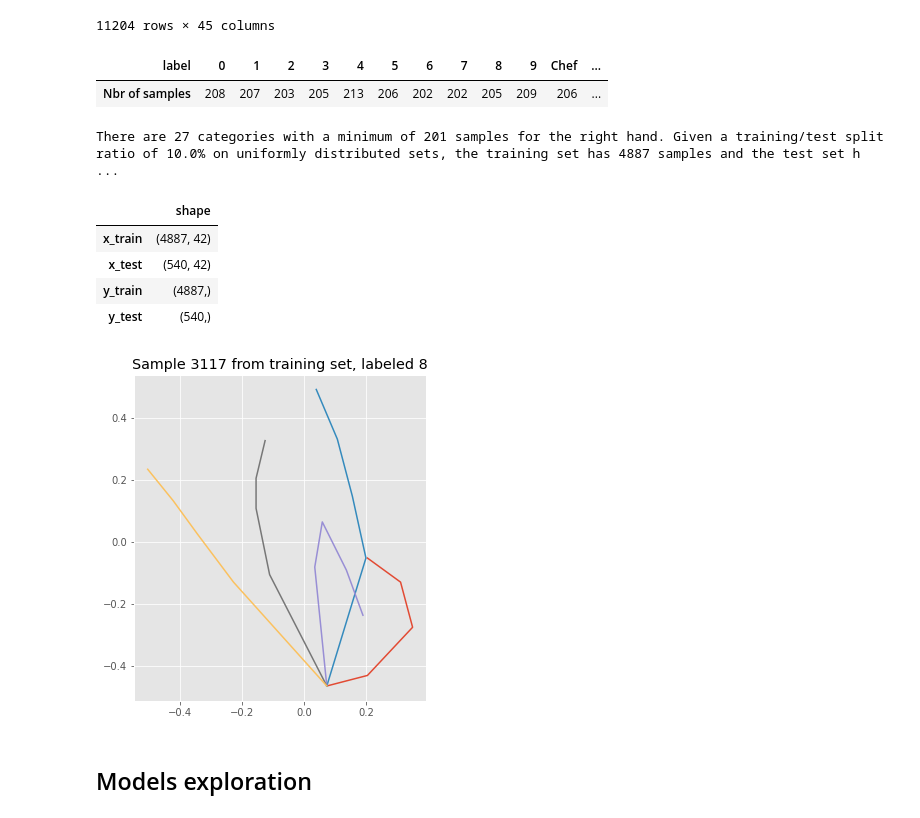
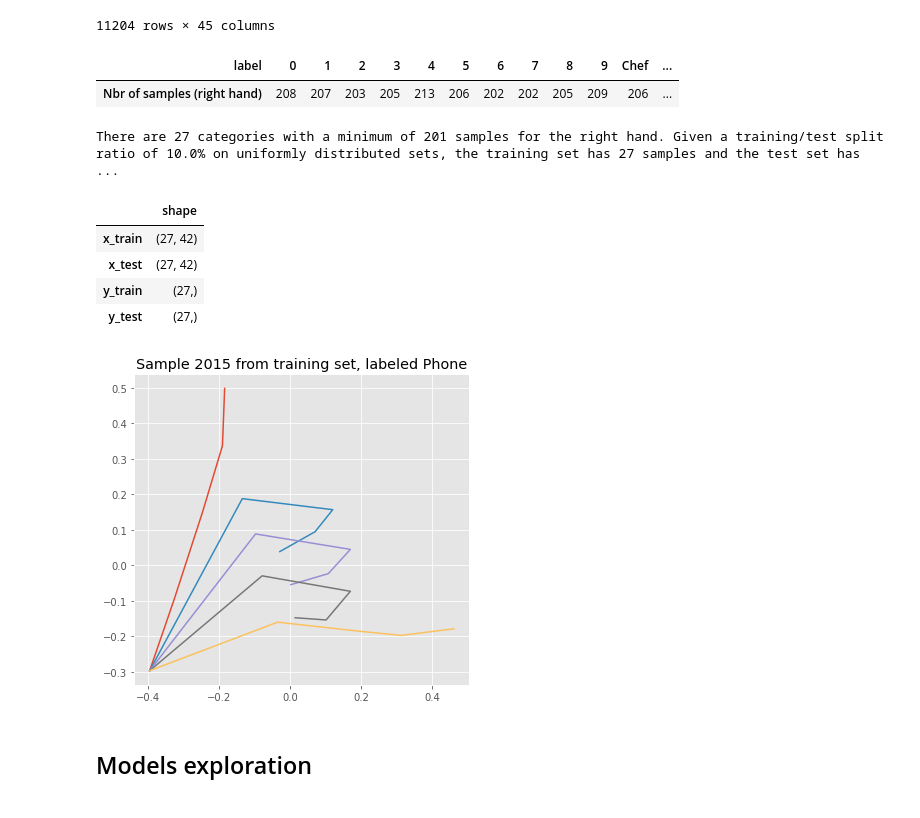
Before and after one commit to ArthurFDLR/OpenHand-Models, a Jupyter notebook: OpenHand-Models.ipynb, the cells around one changed output. Cells and saved outputs as stored; diff of their text form; code cells hidden in the pictures.

```diff
--- a/OpenHand-Models.ipynb
+++ b/OpenHand-Models.ipynb
@@ -23,7 +36,7 @@ Available GPU(s):  device: 0, name: GeForce RTX 2060 with Max-Q Design, pci bus
 # %% [markdown]
 ## Dataset loading and exploration
 # %%
-dataset_df = pd.read_csv(Path('.') / 'OpenHand_Dataset.csv')
+dataset_df = pd.read_csv("https://raw.githubusercontent.com/ArthurFDLR/OpenHand-App/master/Dataset/OpenHand_dataset.csv")
 display(dataset_df)
 # %% [output]
 |  | label | hand | accuracy | x0 | y0 | x1 | y1 | x2 | y2 | x3 | y3 | ... |
@@ -43,7 +56,8 @@ display(dataset_df)
 hand_label = 'right'
 test_split = 0.10
 
-dataset_groups = dataset_df.loc[dataset_df['hand'] == hand_label].groupby('label') # Selection right hand samples and group by label
+# Selection right hand samples and group by label
+dataset_groups = dataset_df.loc[dataset_df['hand'] == hand_label].groupby('label')
 # Find the minimum number of samples accross categories to uniformly distributed sample sets
 total_size_cat = dataset_groups.size().min()
 test_size_cat  = int(total_size_cat*test_split)
@@ -55,46 +69,48 @@ x_test = []
 y_train = []
 y_test = []
 
-for label, group in dataset_groups: # Iterate over each labeled group
+# Iterate over each labeled group
+for label, group in dataset_groups:
     labels.append(label)
-    group_array = group.drop(['label', 'hand', 'accuracy'], axis=1).to_numpy() # Eliminate first 3 columns
+    # remove irrelevant columns
+    group_array = group.drop(['label', 'hand', 'accuracy'], axis=1).to_numpy()
     np.random.shuffle(group_array)
 
     x_train.append(group_array[:train_size_cat])
     y_train.append([label]*train_size_cat)
     x_test.append(group_array[train_size_cat : train_size_cat+test_size_cat])
     y_test.append([label]*test_size_cat)
 
 # Concatenate sample sets as numpy arrays and shuffle in unison
-shuffler_test = np.random.permutation(test_size_cat*len(labels))
-shuffler_train = np.random.permutation(train_size_cat*len(labels))
+shuffler_test = np.random.permutation(len(y_test))
+shuffler_train = np.random.permutation(len(y_train))
 x_train = np.concatenate(x_train, axis=0)[shuffler_train]
 x_test = np.concatenate(x_test, axis=0)[shuffler_test]
 y_train = np.concatenate(y_train, axis=0)[shuffler_train]
 y_test = np.concatenate(y_test, axis=0)[shuffler_test]
 
-# One-hot encoding of the labels
+# One-hot encoding
 y_train_onehot = keras.utils.to_categorical([labels.index(sample) for sample in y_train])
 y_test_onehot = keras.utils.to_categorical([labels.index(sample) for sample in y_test])
 
 # Display dataset informations
-display(pd.DataFrame(dataset_groups.size(), columns=['Nbr of samples']).transpose())
+display(pd.DataFrame(dataset_groups.size(), columns=['Nbr of samples ({} hand)'.format(hand_label)]).transpose())
 display(HTML('''There are {n_cat} categories with a minimum of {min} samples for the {hand} hand.
                 Given a training/test split ratio of {split}% on uniformly distributed sets,
                 the training set has {n_train} samples and the test set has {n_test} samples:'''
              .format(hand=hand_label, n_cat=len(labels), min=total_size_cat, split=test_split*100, n_train=x_train.shape[0], n_test=x_test.shape[0])))
 display(pd.DataFrame([str(d.shape) for d in (x_train, x_test, y_train, y_test)],
                      index = ['x_train', 'x_test', 'y_train', 'y_test'],
                      columns = ['shape']))
 # %% [output]
 | label | 0 | 1 | 2 | 3 | 4 | 5 | 6 | 7 | 8 | 9 | Chef | ... |
-| Nbr of samples | 208 | 207 | 203 | 205 | 213 | 206 | 202 | 202 | 205 | 209 | 206 | ... |
+| Nbr of samples (right hand) | 208 | 207 | 203 | 205 | 213 | 206 | 202 | 202 | 205 | 209 | 206 | ... |
-There are 27 categories with a minimum of 201 samples for the right hand. Given a training/test split ratio of 10.0% on uniformly distributed sets, the training set has 4887 samples and the test set h ...
+There are 27 categories with a minimum of 201 samples for the right hand. Given a training/test split ratio of 10.0% on uniformly distributed sets, the training set has 27 samples and the test set has ...
 |  | shape |
-| x_train | (4887, 42) |
-| x_test | (540, 42) |
-| y_train | (4887,) |
-| y_test | (540,) |
+| x_train | (27, 42) |
+| x_test | (27, 42) |
+| y_train | (27,) |
+| y_test | (27,) |
 # %%
 colors = ["r", "y", "g", "b", "m"]
 sample_index = np.random.randint(x_train.shape[0])
@@ -115,7 +131,7 @@ ax.set_aspect("equal")
 for finger, c in zip(sample_fingers, colors):
     ax.plot(finger[0], finger[1])
 # %% [output]
-[figure, old version]
+[figure, new version]
 # %% [markdown]
 ## Models exploration
 # %%
```
Also changed, not shown: parts of 6 cells of this notebook.
